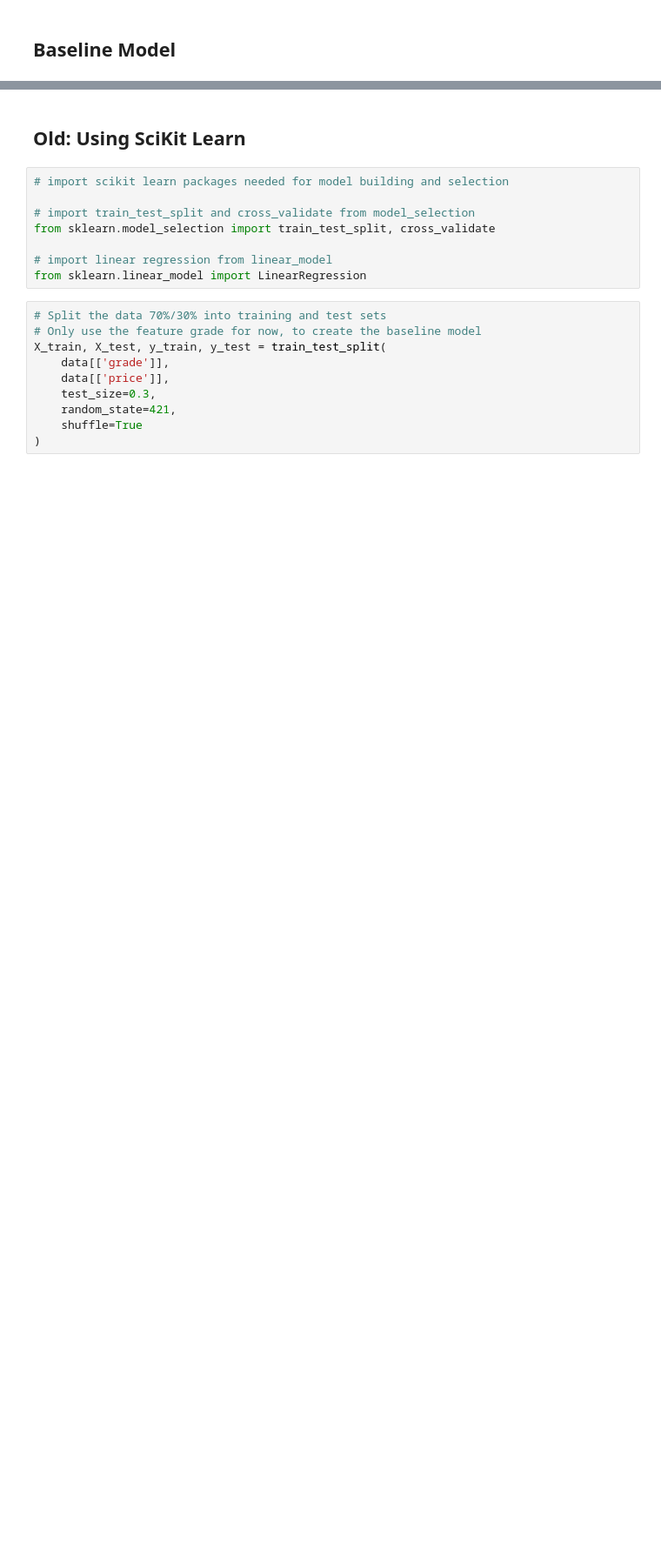
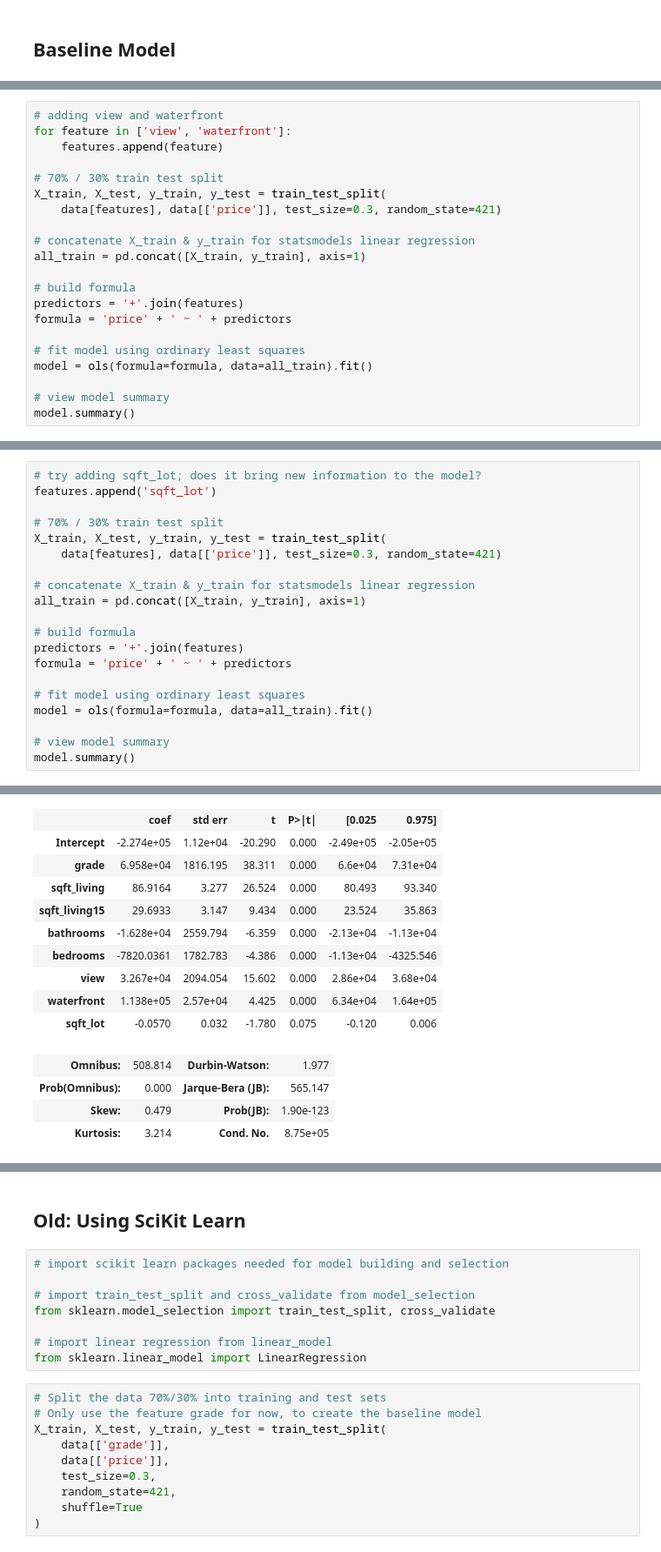
Before and after one commit to ran0027/dsc-phase2-project, a Jupyter notebook: analysis.ipynb, the cells around one changed output, grey strips where cells are left out. Shown at 87% size. Cells and saved outputs as stored; diff of their text form; blank space fills up the shorter version.

```diff
--- a/analysis.ipynb
+++ b/analysis.ipynb
@@ -822,0 +746,21 @@ strong multicollinearity or other numerical problems.
+# %%
+# adding view and waterfront
+for feature in ['view', 'waterfront']:
+    features.append(feature)
+
+# 70% / 30% train test split
+X_train, X_test, y_train, y_test = train_test_split(
+    data[features], data[['price']], test_size=0.3, random_state=421)
+
+# concatenate X_train & y_train for statsmodels linear regression
+all_train = pd.concat([X_train, y_train], axis=1)
+
+# build formula
+predictors = '+'.join(features)
+formula = 'price' + ' ~ ' + predictors
+
+# fit model using ordinary least squares
+model = ols(formula=formula, data=all_train).fit()
+
+# view model summary
+model.summary()
@@ -822,0 +801,21 @@ strong multicollinearity or other numerical problems.
+# %%
+# try adding sqft_lot; does it bring new information to the model?
+features.append('sqft_lot')
+
+# 70% / 30% train test split
+X_train, X_test, y_train, y_test = train_test_split(
+    data[features], data[['price']], test_size=0.3, random_state=421)
+
+# concatenate X_train & y_train for statsmodels linear regression
+all_train = pd.concat([X_train, y_train], axis=1)
+
+# build formula
+predictors = '+'.join(features)
+formula = 'price' + ' ~ ' + predictors
+
+# fit model using ordinary least squares
+model = ols(formula=formula, data=all_train).fit()
+
+# view model summary
+model.summary()
+# %% [output]
@@ -822,0 +832,14 @@ strong multicollinearity or other numerical problems.
+|  | coef | std err | t | P>|t| | [0.025 | 0.975] |
+| Intercept | -2.274e+05 | 1.12e+04 | -20.290 | 0.000 | -2.49e+05 | -2.05e+05 |
+| grade | 6.958e+04 | 1816.195 | 38.311 | 0.000 | 6.6e+04 | 7.31e+04 |
+| sqft_living | 86.9164 | 3.277 | 26.524 | 0.000 | 80.493 | 93.340 |
+| sqft_living15 | 29.6933 | 3.147 | 9.434 | 0.000 | 23.524 | 35.863 |
+| bathrooms | -1.628e+04 | 2559.794 | -6.359 | 0.000 | -2.13e+04 | -1.13e+04 |
+| bedrooms | -7820.0361 | 1782.783 | -4.386 | 0.000 | -1.13e+04 | -4325.546 |
+| view | 3.267e+04 | 2094.054 | 15.602 | 0.000 | 2.86e+04 | 3.68e+04 |
+| waterfront | 1.138e+05 | 2.57e+04 | 4.425 | 0.000 | 6.34e+04 | 1.64e+05 |
+| sqft_lot | -0.0570 | 0.032 | -1.780 | 0.075 | -0.120 | 0.006 |
+| Omnibus: | 508.814 | Durbin-Watson: | 1.977 |
+| Prob(Omnibus): | 0.000 | Jarque-Bera (JB): | 565.147 |
+| Skew: | 0.479 | Prob(JB): | 1.90e-123 |
+| Kurtosis: | 3.214 | Cond. No. | 8.75e+05 |
```
Also changed, not shown: parts of 63 cells of this notebook.
